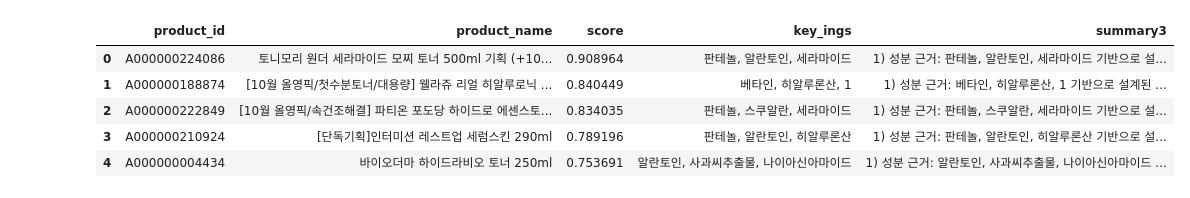
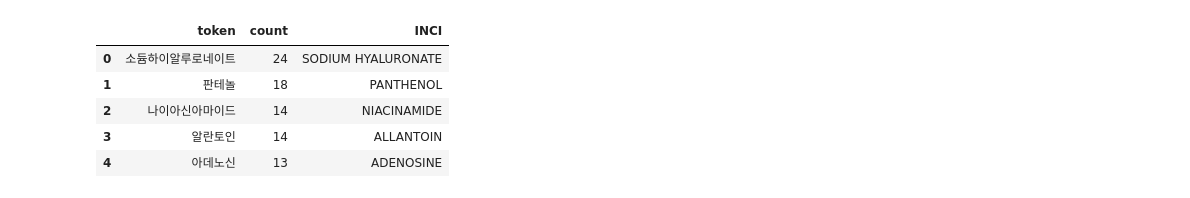
Before and after one commit to gjaischool43/BEAUTIQ, a Jupyter notebook: abc.ipynb, the cells around one changed output. Saved outputs shown, nothing was run; the diff lists cells and outputs as text; code cells hidden in the pictures.

```diff
--- a/abc.ipynb
+++ b/abc.ipynb
@@ -1,13 +1,13 @@
 # %%
 import pandas as pd
 
-df = pd.read_csv(r"C:\Users\rumbl\Downloads\explanations_topN.csv")
+df = pd.read_csv(r"C:\Users\rumbl\OneDrive\바탕 화면\인공지능사관학교\기업 프로젝트\설계\beautiq\df_ingredients_modified_에센스.csv")
 
 df.head()
 # %% [output]
-|  | product_id | product_name | score | key_ings | summary3 |
-| 0 | A000000224086 | 토니모리 원더 세라마이드 모찌 토너 500ml 기획 (+10... | 0.908964 | 판테놀, 알란토인, 세라마이드 | 1) 성분 근거: 판테놀, 알란토인, 세라마이드 기반으로 설... |
-| 1 | A000000188874 | [10월 올영픽/첫수분토너/대용량] 웰라쥬 리얼 히알루로닉 ... | 0.840449 | 베타인, 히알루론산, 1 | 1) 성분 근거: 베타인, 히알루론산, 1 기반으로 설계된 ... |
-| 2 | A000000222849 | [10월 올영픽/속건조해결] 파티온 포도당 하이드로 에센스토... | 0.834035 | 판테놀, 스쿠알란, 세라마이드 | 1) 성분 근거: 판테놀, 스쿠알란, 세라마이드 기반으로 설... |
-| 3 | A000000210924 | [단독기획]인터미션 레스트업 세럼스킨 290ml | 0.789196 | 판테놀, 알란토인, 히알루론산 | 1) 성분 근거: 판테놀, 알란토인, 히알루론산 기반으로 설... |
-| 4 | A000000004434 | 바이오더마 하이드라비오 토너 250ml | 0.753691 | 알란토인, 사과씨추출물, 나이아신아마이드 | 1) 성분 근거: 알란토인, 사과씨추출물, 나이아신아마이드 ... |
+|  | token | count | INCI |
+| 0 | 소듐하이알루로네이트 | 24 | SODIUM HYALURONATE |
+| 1 | 판테놀 | 18 | PANTHENOL |
+| 2 | 나이아신아마이드 | 14 | NIACINAMIDE |
+| 3 | 알란토인 | 14 | ALLANTOIN |
+| 4 | 아데노신 | 13 | ADENOSINE |
```
Also changed, not shown: parts of 8 cells of this notebook, 12 other files.
